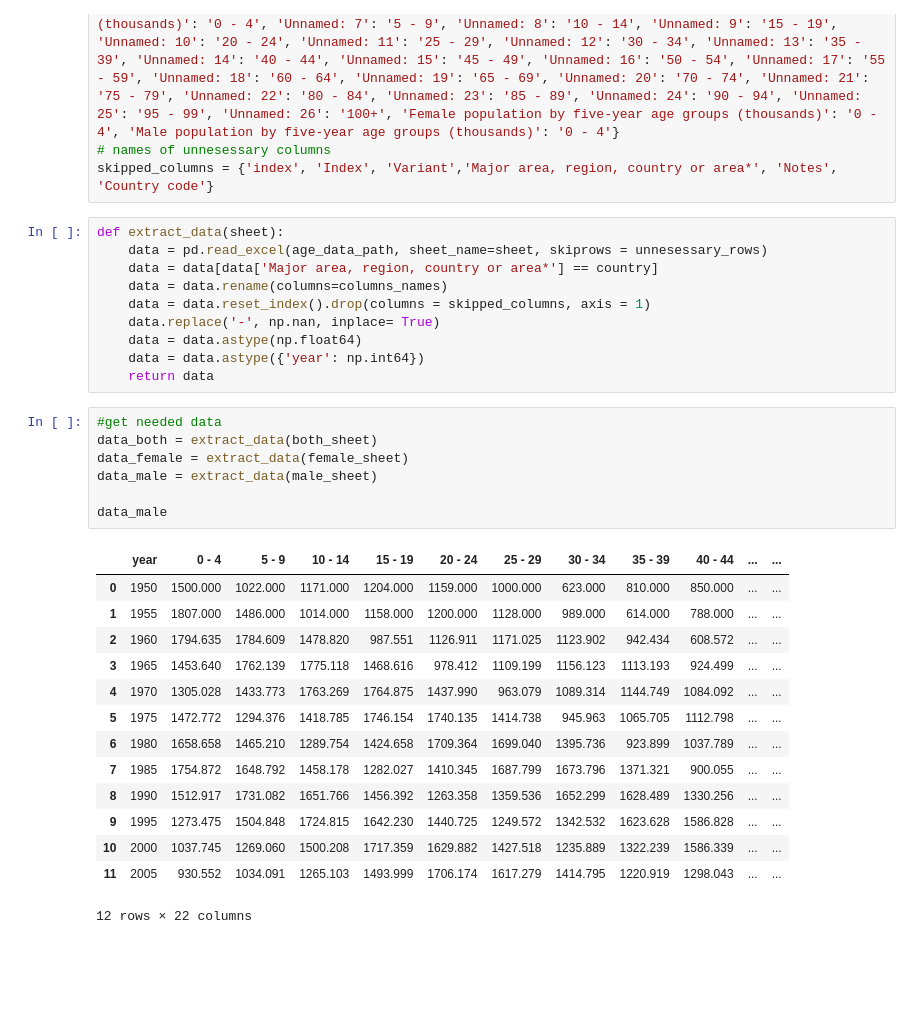
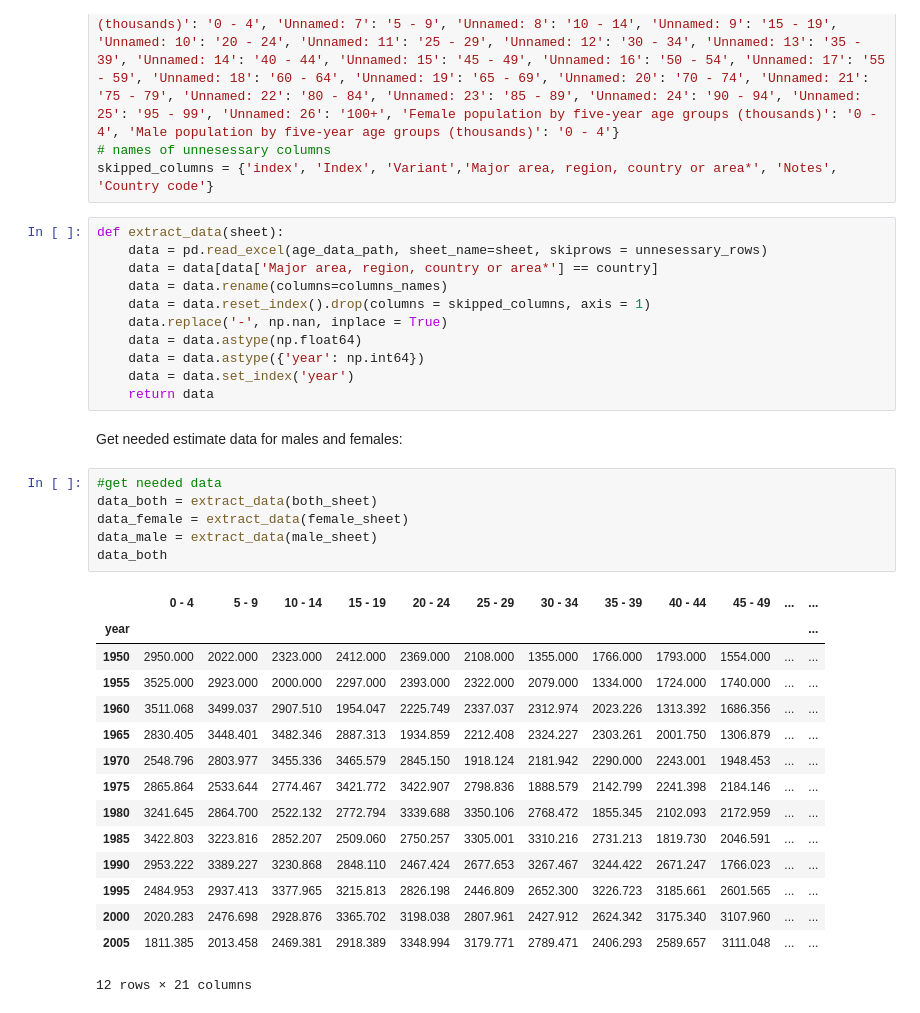
Before and after one commit to miceorbirds/Lab1, a Jupyter notebook: lab1.ipynb, the cells around one changed output. Saved outputs shown, nothing was run; the diff lists cells and outputs as text; blank space fills up the shorter version.

```diff
--- a/lab1.ipynb
+++ b/lab1.ipynb
@@ -20,29 +25,32 @@ def extract_data(sheet):
     data = data[data['Major area, region, country or area*'] == country]
     data = data.rename(columns=columns_names)
     data = data.reset_index().drop(columns = skipped_columns, axis = 1)
-    data.replace('-', np.nan, inplace= True)
+    data.replace('-', np.nan, inplace = True)
     data = data.astype(np.float64)
     data = data.astype({'year': np.int64})
+    data = data.set_index('year')
     return data
+# %% [markdown]
+Get needed estimate data for males and females:
 # %%
 #get needed data
 data_both = extract_data(both_sheet)
 data_female = extract_data(female_sheet)
 data_male = extract_data(male_sheet)
-
-data_male
+data_both
 # %% [output]
-|  | year | 0 - 4 | 5 - 9 | 10 - 14 | 15 - 19 | 20 - 24 | 25 - 29 | 30 - 34 | 35 - 39 | 40 - 44 | ... | ... |
-| 0 | 1950 | 1500.000 | 1022.000 | 1171.000 | 1204.000 | 1159.000 | 1000.000 | 623.000 | 810.000 | 850.000 | ... | ... |
-| 1 | 1955 | 1807.000 | 1486.000 | 1014.000 | 1158.000 | 1200.000 | 1128.000 | 989.000 | 614.000 | 788.000 | ... | ... |
-| 2 | 1960 | 1794.635 | 1784.609 | 1478.820 | 987.551 | 1126.911 | 1171.025 | 1123.902 | 942.434 | 608.572 | ... | ... |
-| 3 | 1965 | 1453.640 | 1762.139 | 1775.118 | 1468.616 | 978.412 | 1109.199 | 1156.123 | 1113.193 | 924.499 | ... | ... |
-| 4 | 1970 | 1305.028 | 1433.773 | 1763.269 | 1764.875 | 1437.990 | 963.079 | 1089.314 | 1144.749 | 1084.092 | ... | ... |
-| 5 | 1975 | 1472.772 | 1294.376 | 1418.785 | 1746.154 | 1740.135 | 1414.738 | 945.963 | 1065.705 | 1112.798 | ... | ... |
-| 6 | 1980 | 1658.658 | 1465.210 | 1289.754 | 1424.658 | 1709.364 | 1699.040 | 1395.736 | 923.899 | 1037.789 | ... | ... |
-| 7 | 1985 | 1754.872 | 1648.792 | 1458.178 | 1282.027 | 1410.345 | 1687.799 | 1673.796 | 1371.321 | 900.055 | ... | ... |
-| 8 | 1990 | 1512.917 | 1731.082 | 1651.766 | 1456.392 | 1263.358 | 1359.536 | 1652.299 | 1628.489 | 1330.256 | ... | ... |
-| 9 | 1995 | 1273.475 | 1504.848 | 1724.815 | 1642.230 | 1440.725 | 1249.572 | 1342.532 | 1623.628 | 1586.828 | ... | ... |
-| 10 | 2000 | 1037.745 | 1269.060 | 1500.208 | 1717.359 | 1629.882 | 1427.518 | 1235.889 | 1322.239 | 1586.339 | ... | ... |
-| 11 | 2005 | 930.552 | 1034.091 | 1265.103 | 1493.999 | 1706.174 | 1617.279 | 1414.795 | 1220.919 | 1298.043 | ... | ... |
+|  | 0 - 4 | 5 - 9 | 10 - 14 | 15 - 19 | 20 - 24 | 25 - 29 | 30 - 34 | 35 - 39 | 40 - 44 | 45 - 49 | ... | ... |
+| year |  |  |  |  |  |  |  |  |  |  |  | ... |
+| 1950 | 2950.000 | 2022.000 | 2323.000 | 2412.000 | 2369.000 | 2108.000 | 1355.000 | 1766.000 | 1793.000 | 1554.000 | ... | ... |
+| 1955 | 3525.000 | 2923.000 | 2000.000 | 2297.000 | 2393.000 | 2322.000 | 2079.000 | 1334.000 | 1724.000 | 1740.000 | ... | ... |
+| 1960 | 3511.068 | 3499.037 | 2907.510 | 1954.047 | 2225.749 | 2337.037 | 2312.974 | 2023.226 | 1313.392 | 1686.356 | ... | ... |
+| 1965 | 2830.405 | 3448.401 | 3482.346 | 2887.313 | 1934.859 | 2212.408 | 2324.227 | 2303.261 | 2001.750 | 1306.879 | ... | ... |
+| 1970 | 2548.796 | 2803.977 | 3455.336 | 3465.579 | 2845.150 | 1918.124 | 2181.942 | 2290.000 | 2243.001 | 1948.453 | ... | ... |
+| 1975 | 2865.864 | 2533.644 | 2774.467 | 3421.772 | 3422.907 | 2798.836 | 1888.579 | 2142.799 | 2241.398 | 2184.146 | ... | ... |
+| 1980 | 3241.645 | 2864.700 | 2522.132 | 2772.794 | 3339.688 | 3350.106 | 2768.472 | 1855.345 | 2102.093 | 2172.959 | ... | ... |
+| 1985 | 3422.803 | 3223.816 | 2852.207 | 2509.060 | 2750.257 | 3305.001 | 3310.216 | 2731.213 | 1819.730 | 2046.591 | ... | ... |
+| 1990 | 2953.222 | 3389.227 | 3230.868 | 2848.110 | 2467.424 | 2677.653 | 3267.467 | 3244.422 | 2671.247 | 1766.023 | ... | ... |
+| 1995 | 2484.953 | 2937.413 | 3377.965 | 3215.813 | 2826.198 | 2446.809 | 2652.300 | 3226.723 | 3185.661 | 2601.565 | ... | ... |
+| 2000 | 2020.283 | 2476.698 | 2928.876 | 3365.702 | 3198.038 | 2807.961 | 2427.912 | 2624.342 | 3175.340 | 3107.960 | ... | ... |
+| 2005 | 1811.385 | 2013.458 | 2469.381 | 2918.389 | 3348.994 | 3179.771 | 2789.471 | 2406.293 | 2589.657 | 3111.048 | ... | ... |
-12 rows × 22 columns
+12 rows × 21 columns
```
Also changed, not shown: parts of 4 cells of this notebook.
